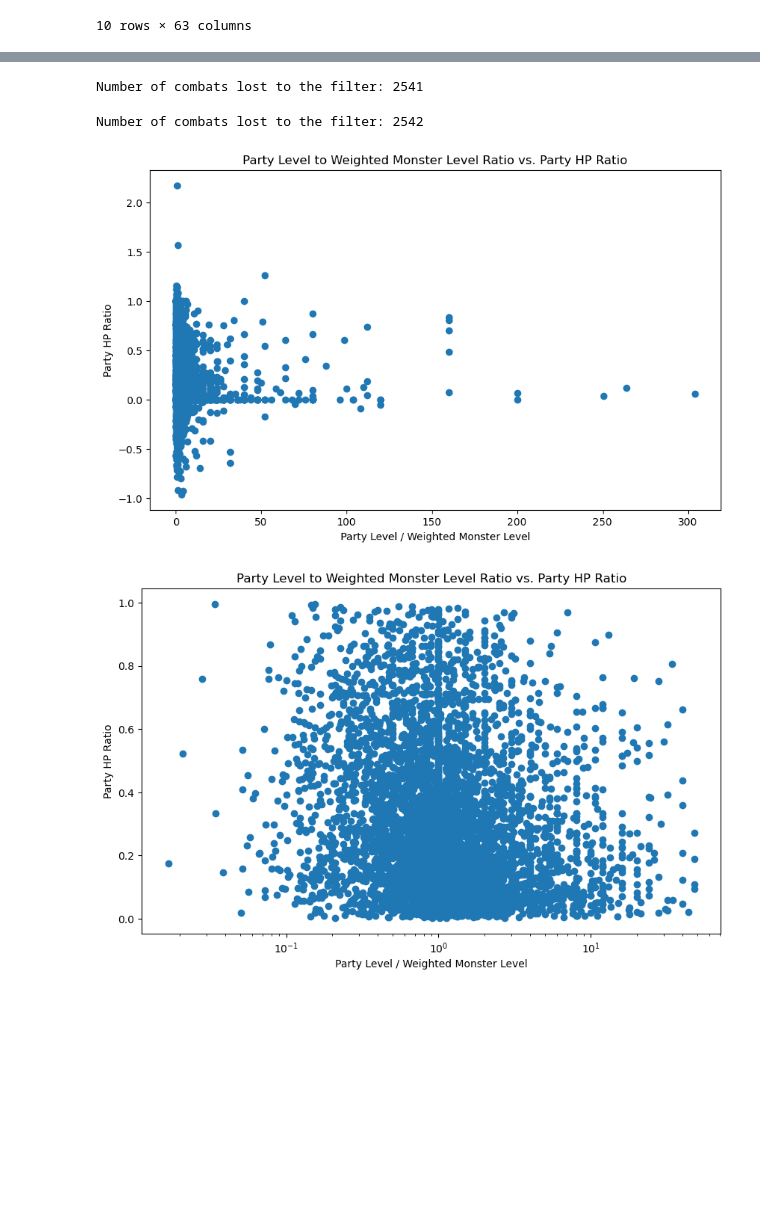
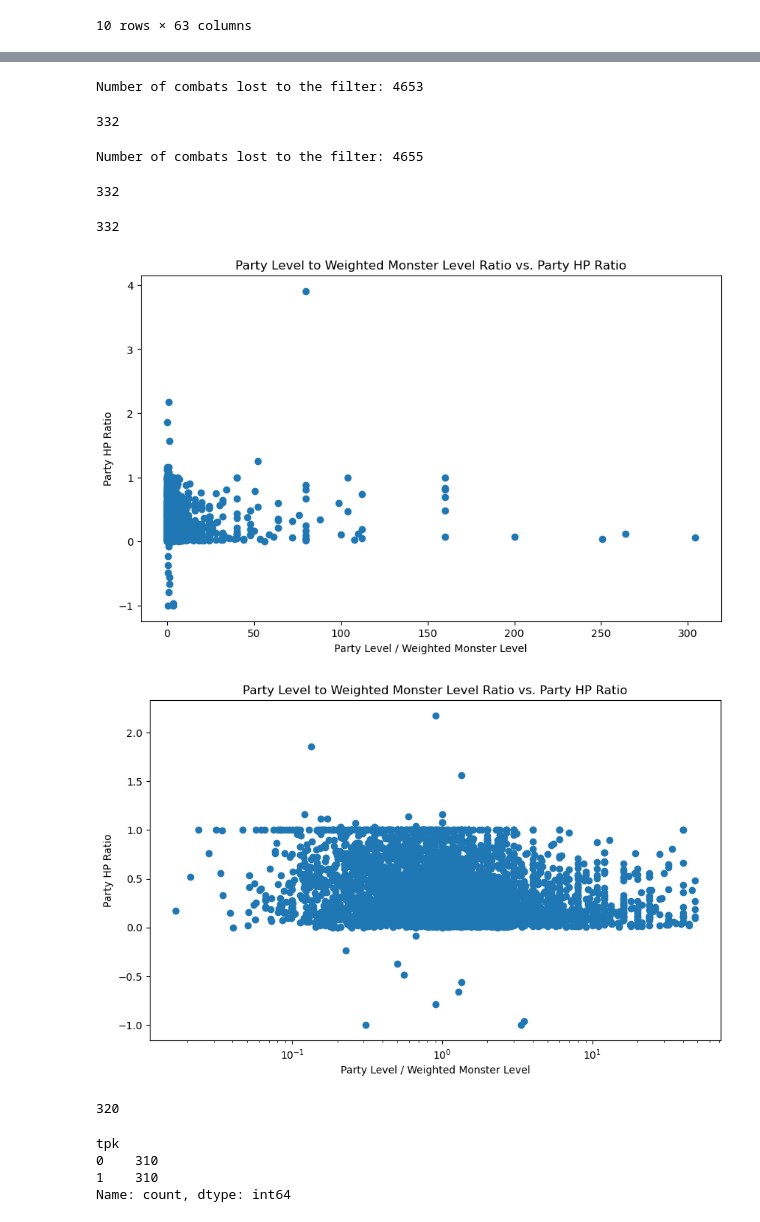
Before and after one commit to ingridasemenec/DnDEncounterEstimator, a Jupyter notebook: eda_Ingrida_tpkclassification.ipynb, the cells around one changed output, grey strips where cells are left out. Cells and saved outputs as stored; diff of their text form; code cells hidden in the pictures; blank space fills up the shorter version.

```diff
--- a/eda_Ingrida_tpkclassification.ipynb
+++ b/eda_Ingrida_tpkclassification.ipynb
@@ -21,10 +21,9 @@ display(df.head(10))
 10 rows × 63 columns
 # %%
 #lets apply some additional filters to the data
-#no tpk so filtering the hp ratio to be between 0.05 qnd 1 to cut overhealing and the tpks
 filtered_df= df[df['party_total_hpratio']<1]
-filtered_df= filtered_df[filtered_df['party_total_hpratio']]
-filtered_df = df[df['number_of_rounds'] > 1]
+
+#filtered_df = df[df['number_of_rounds'] > 1]
 # %%
 lost_combats = len(df['combat_id'].unique()) - len(filtered_df['combat_id'].unique())
 print(f"Number of combats lost to the filter: {lost_combats}")
@@ -49,19 +54,26 @@ filtered_df = filtered_df[filtered_df['party_total_ac']/filtered_df['party_size'
 # %%
 lost_combats = len(df['combat_id'].unique()) - len(filtered_df['combat_id'].unique())
 print(f"Number of combats lost to the filter: {lost_combats}")
+len(filtered_df[filtered_df['party_total_hpratio'] == 0])
 # %% [output]
-Number of combats lost to the filter: 2541
+Number of combats lost to the filter: 4653
+332
 # %%
 filtered_df = filtered_df[filtered_df['party_total_precombat_hp']/filtered_df['party_size'] <350]
 # %%
 lost_combats = len(df['combat_id'].unique()) - len(filtered_df['combat_id'].unique())
 print(f"Number of combats lost to the filter: {lost_combats}")
+len(filtered_df[filtered_df['party_total_hpratio'] == 0])
 # %% [output]
-Number of combats lost to the filter: 2542
+Number of combats lost to the filter: 4655
+332
 # %%
 filtered_df['avg_party_level'] = filtered_df['party_total_level'] / filtered_df['party_size']
 #filtered_df['avg_monster_level'] = filtered_df['monster_total_level'] / filtered_df['monster_number']
 filtered_df['avg_hp_ratio'] = (filtered_df['party_total_precombat_hp']-filtered_df['party_total_postcombat_hp'])/ filtered_df['party_max_hp']
+len(filtered_df[filtered_df['party_total_hpratio'] == 0])
+# %% [output]
+332
 # %%
 import matplotlib.pyplot as plt
 
@@ -78,21 +90,22 @@ plt.ylabel('Party HP Ratio')
 plt.title('Party Level to Weighted Monster Level Ratio vs. Party HP Ratio')
 plt.show()
 # %% [output]
-[figure, old version]
+[figure, new version]
 # %%
 
 
 # extra filtering removing all the "outliers" , making the party more well matched to monster level
-filtered_df = filtered_df[(filtered_df['avg_hp_ratio'] > 0)]
-filtered_df = filtered_df[(filtered_df['avg_hp_ratio'] < 1)]
+
 filtered_df = filtered_df[(filtered_df['level_ratio'] <50)]
 
 plt.figure(figsize=(10, 6))
 plt.scatter(filtered_df['level_ratio'],filtered_df['avg_hp_ratio'])
 plt.xscale('log')
 plt.xlabel('Party Level / Weighted Monster Level')
 plt.ylabel('Party HP Ratio')
 plt.title('Party Level to Weighted Monster Level Ratio vs. Party HP Ratio')
 plt.show()
+len(filtered_df[filtered_df['party_total_hpratio'] == 0])
 # %% [output]
-[figure, old version]
+[figure, new version]
+320
@@ -98,0 +123,19 @@ plt.show()
+# %%
+# ok.... maybe lets try to downsample the majority class...
+
+# Downsample majority class
+df_majority_downsampled = resample(df_majority,
+                                   replace=False,    # sample without replacement
+                                   n_samples=len(df_minority),     # to match minority class
+                                   random_state=123) # reproducible results
+
+# Combine minority class with downsampled majority class
+df_balanced = pd.concat([df_majority_downsampled, df_minority])
+
+# Display new class counts
+print(df_balanced.tpk.value_counts())
+# %% [output]
+tpk
+0    310
+1    310
+Name: count, dtype: int64
```
Also changed, not shown: parts of 16 cells of this notebook.
